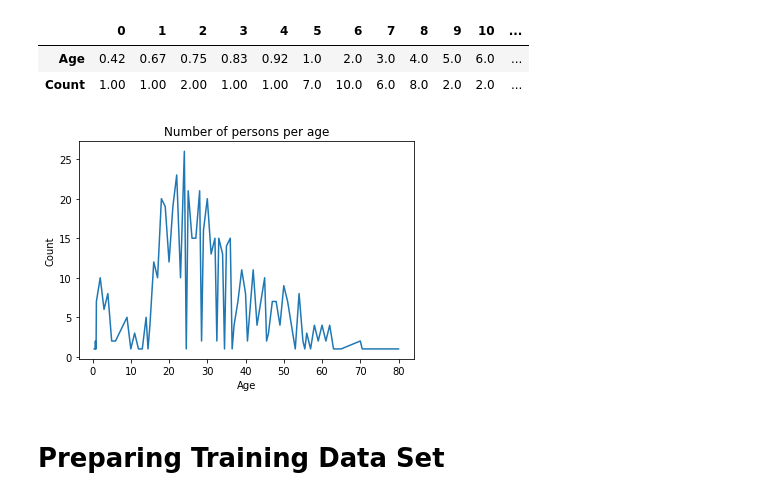
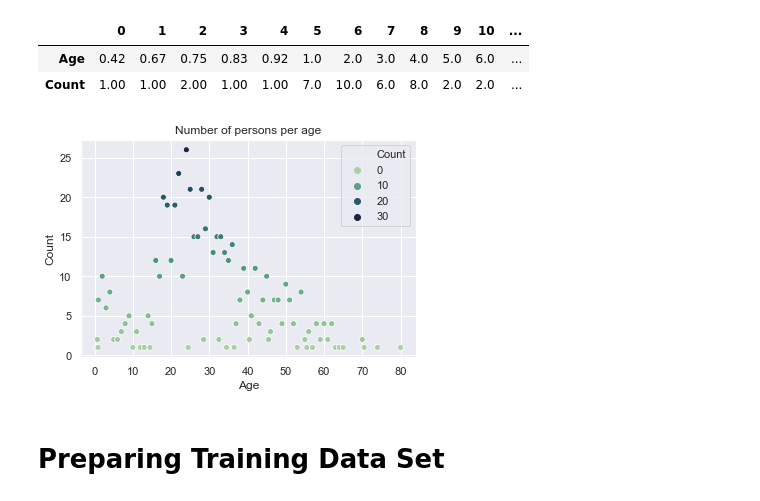
Before and after one commit to itudoben/kaggle-titanic, a Jupyter notebook: src/notebooks/titanic_dataset_survival.ipynb, the cells around one changed output. Saved outputs shown, nothing was run; the diff lists cells and outputs as text; code cells hidden in the pictures.

Commit message:
ADD seaborn plotting library

```diff
--- a/src/notebooks/titanic_dataset_survival.ipynb
+++ b/src/notebooks/titanic_dataset_survival.ipynb
@@ -156,3 +156,18 @@ X_train.query('Age < 1')
 | 831 | 832 | 1 | 2 | Richards, Master. George Sibley | male | 0.83 | 1 | 1 | 29106 | 18.7500 | ... |
 # %% [markdown]
 # Visualization of Data
+# %%
+import matplotlib.pyplot as plt
+%matplotlib inline
+
+import seaborn as sns
+sns.set(style="darkgrid")
+
+# Remove outliers.
+# X_train = X_train[X_train.Fare < 300]
+
+# http://seaborn.pydata.org/tutorial/relational.html
+sns.relplot(x="Age", y="Fare", hue="Sex", data=X_train) # size="Fare", sizes=(0, 100),
+sns.relplot(x="Age", y="Fare", hue="Sex", col="Embarked", palette="ch:r=-.5,l=.75", data=X_train) # size="Fare", sizes=(0, 100),
+# plt.title('Fare per age')
+plt.show()
@@ -169,17 +187,19 @@ age_2_count.loc[:15,].transpose()
 # %%
 import matplotlib.pyplot as plt
 %matplotlib inline
 
+import seaborn as sns
+sns.set(style="darkgrid")
+
 # Use the binary classifier on all data.
-Xs = age_2_count.loc[:,'Age']
-Ys = age_2_count.loc[:,'Count']
-plt.plot(Xs, Ys)
-plt.xlabel('Age')
-plt.ylabel('Count')
+# Xs = age_2_count.loc[:,'Age']
+# Ys = age_2_count.loc[:,'Count']
+sns.scatterplot(x="Age", y="Count", hue="Count", palette="ch:r=-.5,l=.75", data=age_2_count) # size="Fare", sizes=(0, 100),
+
 plt.title('Number of persons per age')
 plt.show()
 # %% [output]
-[figure, old version]
+[figure, new version]
 # %% [markdown]
 # Preparing Training Data Set
 # %%
```
Also changed, not shown: parts of 22 cells of this notebook.
